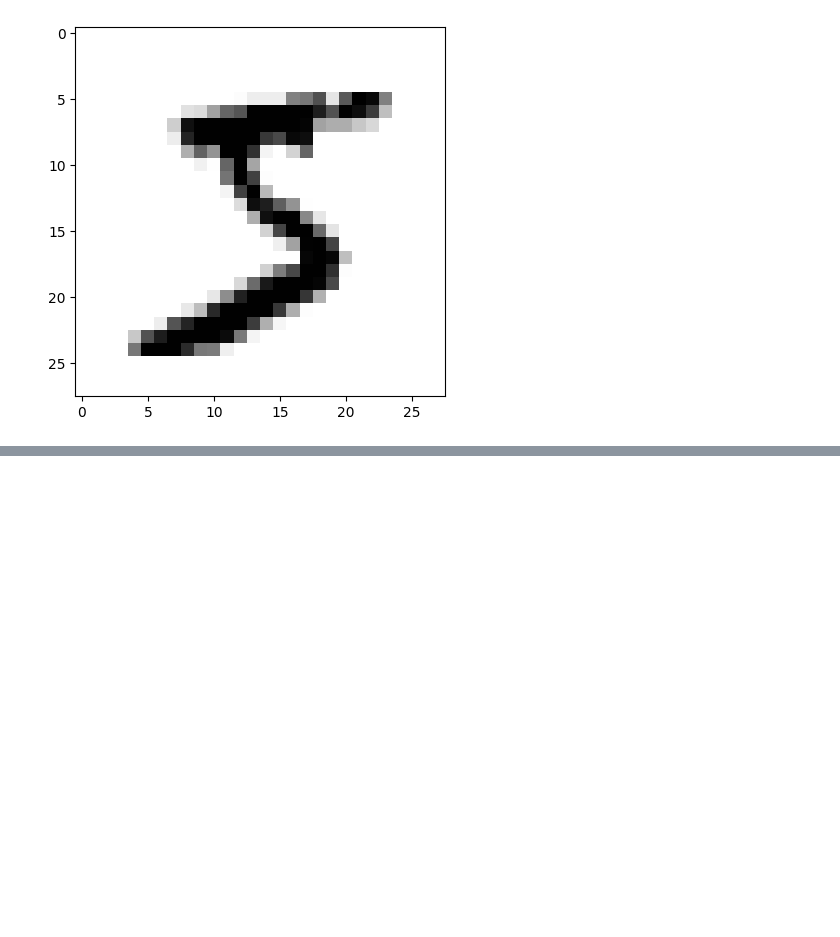
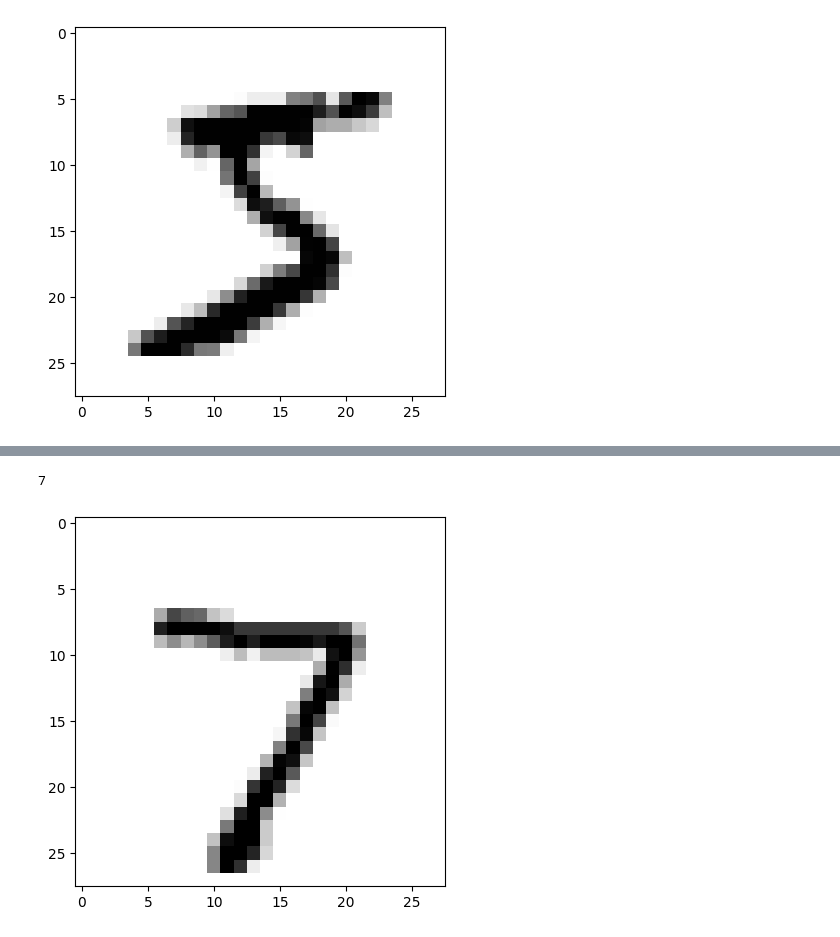
Before and after one commit to dareena777/handwritten-digit-recogntion, a Jupyter notebook: digits.ipynb, the cells around one changed output, grey strips where cells are left out. Cells and saved outputs as stored; diff of their text form; code cells hidden in the pictures; blank space fills up the shorter version.

```diff
--- a/digits.ipynb
+++ b/digits.ipynb
@@ -80,0 +44,17 @@ WARNING:tensorflow:From c:\Users\Dareen\AppData\Local\Programs\Python\Python39\l
+# %%
+x_train_with_chanels = x_train.reshape(
+    x_train.shape[0],
+    IMAGE_WIDTH,
+    IMAGE_HEIGHT,
+    IMAGE_CHANNELS
+)
+
+x_test_with_chanels = x_test.reshape(
+    x_test.shape[0],
+    IMAGE_WIDTH,
+    IMAGE_HEIGHT,
+    IMAGE_CHANNELS
+)
+# %%
+x_train_normalized = x_train_with_chanels / 255
+x_test_normalized = x_test_with_chanels / 255
@@ -138,0 +266,9 @@ model.save('C:/Users/Dareen/OneDrive/Desktop/handwritten/digits.h5')
+# %%
+print(predictions[0])
+# %% [output]
+7
+# %%
+plt.imshow(x_test_normalized[0].reshape((IMAGE_WIDTH, IMAGE_HEIGHT)), cmap=plt.cm.binary)
+plt.show()
+# %% [output]
+[figure, added]
```
Also changed, not shown: parts of 33 cells of this notebook.
